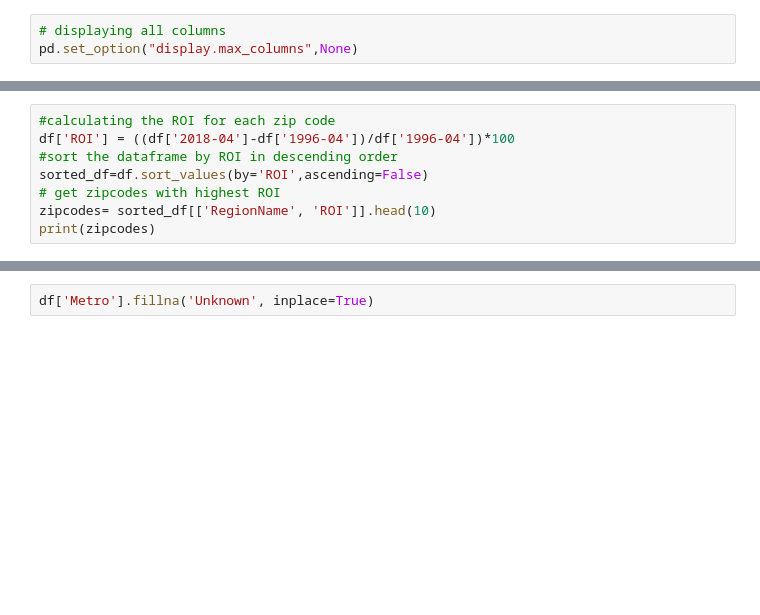
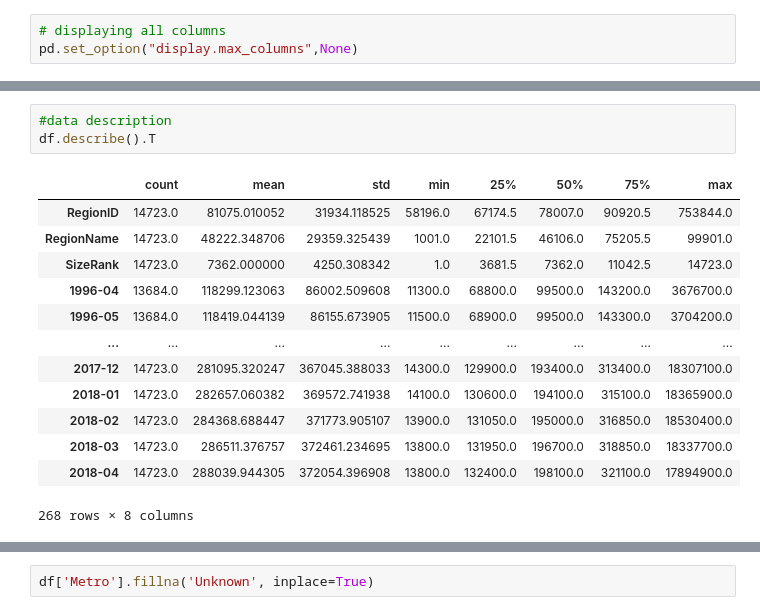
Before and after one commit to Brenda-Mutai/dsc-Time-Series, a Jupyter notebook: student.notebook.ipynb, the cells around one changed output, grey strips where cells are left out. Saved outputs shown, nothing was run; the diff lists cells and outputs as text; blank space fills up the shorter version.

```diff
--- a/student.notebook.ipynb
+++ b/student.notebook.ipynb
@@ -37,8 +55,0 @@ Calculating the ROI for different zip codes based on property price changes over
-# %%
-#calculating the ROI for each zip code
-df['ROI'] = ((df['2018-04']-df['1996-04'])/df['1996-04'])*100
-#sort the dataframe by ROI in descending order
-sorted_df=df.sort_values(by='ROI',ascending=False)
-# get zipcodes with highest ROI
-zipcodes= sorted_df[['RegionName', 'ROI']].head(10)
-print(zipcodes)
@@ -96,0 +75,17 @@ Length: 272, dtype: int64
+# %%
+#data description
+df.describe().T
+# %% [output]
+|  | count | mean | std | min | 25% | 50% | 75% | max |
+| RegionID | 14723.0 | 81075.010052 | 31934.118525 | 58196.0 | 67174.5 | 78007.0 | 90920.5 | 753844.0 |
+| RegionName | 14723.0 | 48222.348706 | 29359.325439 | 1001.0 | 22101.5 | 46106.0 | 75205.5 | 99901.0 |
+| SizeRank | 14723.0 | 7362.000000 | 4250.308342 | 1.0 | 3681.5 | 7362.0 | 11042.5 | 14723.0 |
+| 1996-04 | 13684.0 | 118299.123063 | 86002.509608 | 11300.0 | 68800.0 | 99500.0 | 143200.0 | 3676700.0 |
+| 1996-05 | 13684.0 | 118419.044139 | 86155.673905 | 11500.0 | 68900.0 | 99500.0 | 143300.0 | 3704200.0 |
+| ... | ... | ... | ... | ... | ... | ... | ... | ... |
+| 2017-12 | 14723.0 | 281095.320247 | 367045.388033 | 14300.0 | 129900.0 | 193400.0 | 313400.0 | 18307100.0 |
+| 2018-01 | 14723.0 | 282657.060382 | 369572.741938 | 14100.0 | 130600.0 | 194100.0 | 315100.0 | 18365900.0 |
+| 2018-02 | 14723.0 | 284368.688447 | 371773.905107 | 13900.0 | 131050.0 | 195000.0 | 316850.0 | 18530400.0 |
+| 2018-03 | 14723.0 | 286511.376757 | 372461.234695 | 13800.0 | 131950.0 | 196700.0 | 318850.0 | 18337700.0 |
+| 2018-04 | 14723.0 | 288039.944305 | 372054.396908 | 13800.0 | 132400.0 | 198100.0 | 321100.0 | 17894900.0 |
+268 rows × 8 columns
```
Also changed, not shown: parts of 22 cells of this notebook.
